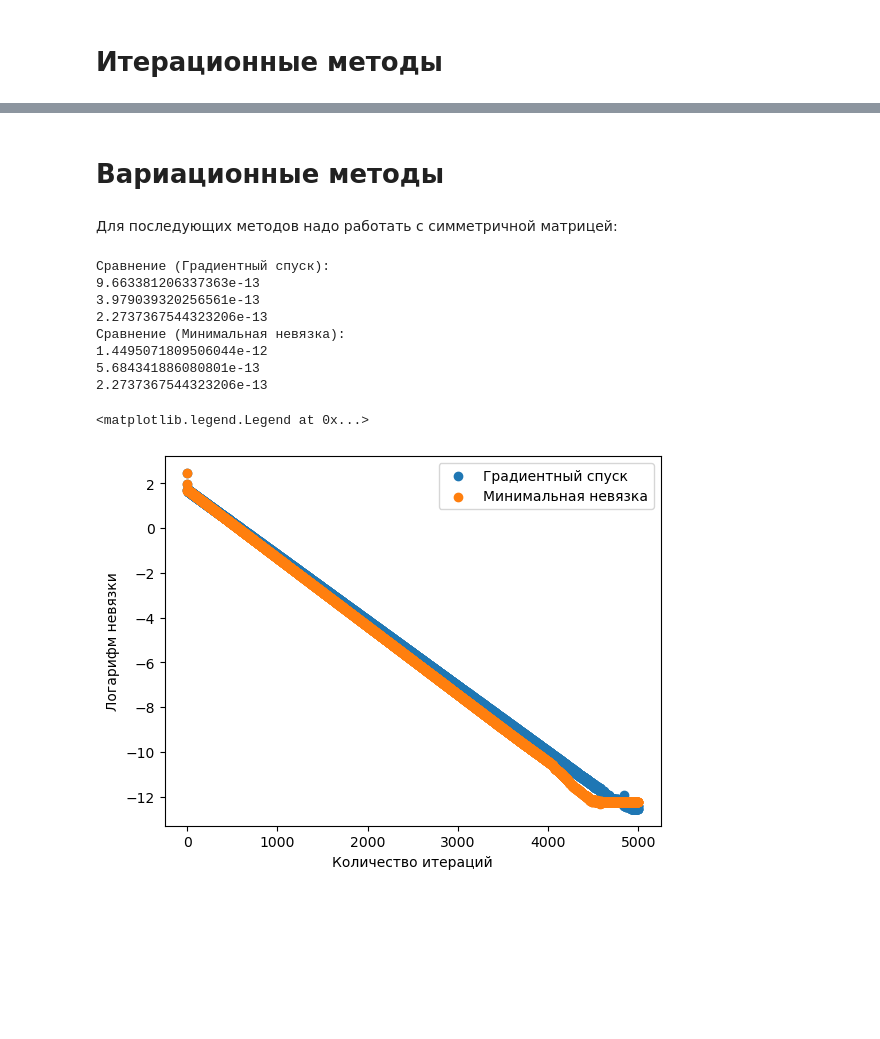
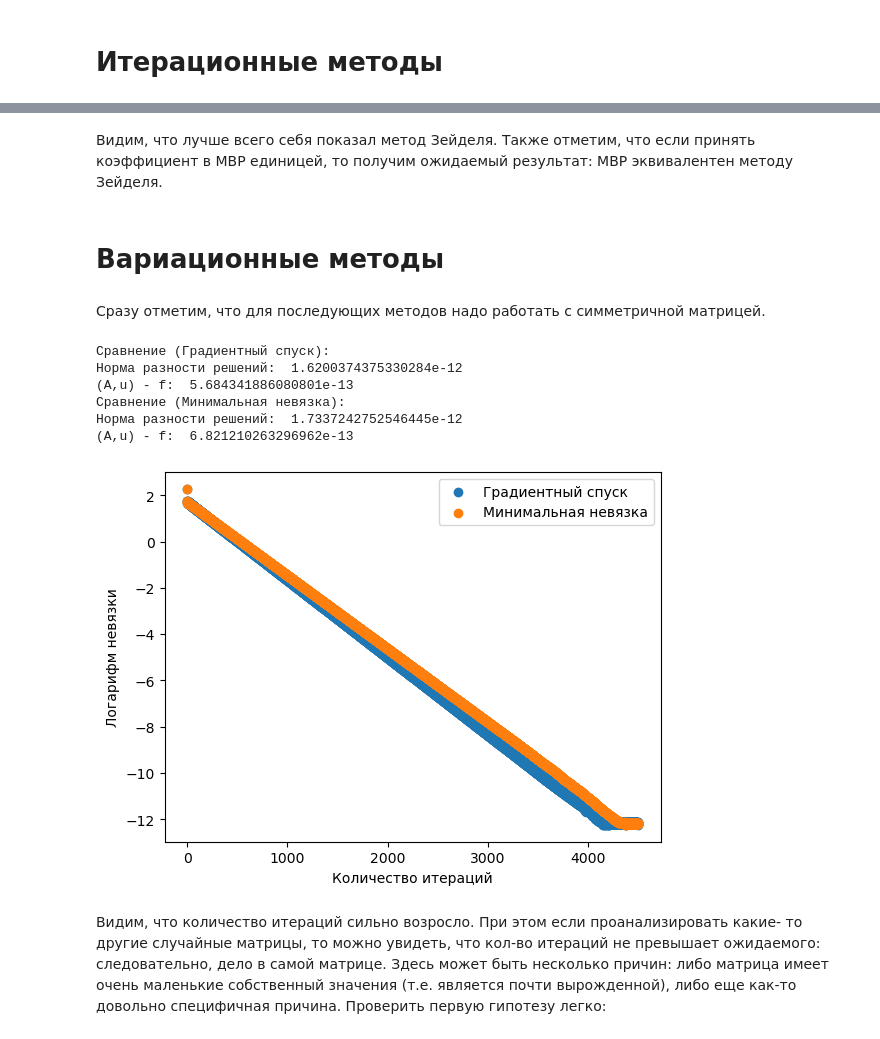
Before and after one commit to princess-oregano/computational_math, a Jupyter notebook: lin_eq/lin_eq.ipynb, the cells around one changed output, grey strips where cells are left out. Saved outputs shown, nothing was run; the diff lists cells and outputs as text; code cells hidden in the pictures; blank space fills up the shorter version.

```diff
--- a/lin_eq/lin_eq.ipynb
+++ b/lin_eq/lin_eq.ipynb
@@ -204,15 +221,14 @@ f = initialFreevec()
 L, U = getLU(A)
 L_ref, U_ref = sp.linalg.lu(A, permute_l=True)
 print("LU разложение:")
-print(mat_norm(L - L_ref))
-print(mat_norm(U - U_ref))
+print("norm(L-L_ref): ", mat_norm(L - L_ref))
+print("norm(U-U_ref): ", mat_norm(U - U_ref))
 
-ref_roots = np.linalg.solve(A, f)
+ref_u = np.linalg.solve(A, f)
 roots = soleLU(A, f)
 
-print("Корни:")
-print(norm(roots - ref_roots))
-print(norm(np.matmul(A, roots) - f))
-print(norm(np.matmul(A, ref_roots) - f))
+print("Решение:")
+print("Норма разности решений: ", norm(u - ref_u))
+print("(A,u) - f: ", norm(np.matmul(A, u) - f))
 # %% [output]
 LU разложение:
@@ -278,13 +301,12 @@ def test(method, n_iter, name):
     A = initialMatrix()
     f = initialFreevec()
 
-    roots, diff = method(n_iter, A, f)
-    ref_roots = np.linalg.solve(A, f)
+    u, diff = method(n_iter, A, f)
+    ref_u = np.linalg.solve(A, f)
 
     print(f"Сравнение ({name}):")
-    print(norm(roots - ref_roots))
-    print(norm(np.matmul(A, roots) - f))
-    print(norm(np.matmul(A, ref_roots) - f))
+    print("Норма разности решений: ", norm(u - ref_u))
+    print("(A,u) - f: ", norm(np.matmul(A, u) - f))
 
     plt.scatter(range(0, len(diff)), np.log10(diff), label=name)
 
@@ -295,5 +317,6 @@ test(lambda n_iter, matrix, free: soleSOR(n_iter, matrix, free, 1.2), 40, "МВ
 plt.xlabel("Количество итераций")
 plt.ylabel("Логарифм невязки")
 plt.legend()
+plt.show()
 # %% [output]
 Сравнение (Зейдель):
@@ -312,12 +331,14 @@ plt.legend()
 [figure]
+# %% [markdown]
+Видим, что лучше всего себя показал метод Зейделя. Также отметим, что если принять коэффициент в МВР единицей, то получим ожидаемый результат: МВР эквивалентен методу Зейделя.
 # %% [markdown]
 # Вариационные методы
 # %% [markdown]
-Для последующих методов надо работать с симметричной матрицей:
+Сразу отметим, что для последующих методов надо работать с симметричной матрицей.
 # %%
 def soleFpi(n_iter, tau, matrix, free):
     dim = matrix.shape[0]
-    u = np.ones(dim)
+    u = np.full(dim, 2)
 
     diff = []
 
@@ -340,36 +361,36 @@ def min_res(matrix, res):
 # %%
 def test(method, n_iter, name):
     A = initialMatrix()
     A_transpose = np.transpose(A)
+    # Symmetrize
     A = np.matmul(A_transpose, A)
     f = np.matmul(A_transpose, initialFreevec())
 
     values, vectors = np.linalg.eig(A)
 
-    roots, diff = soleFpi(n_iter, method, A, f)
-    ref_roots = np.linalg.solve(A, f)
+    u, diff = soleFpi(n_iter, method, A, f)
+    ref_u = np.linalg.solve(A, f)
 
     print(f"Сравнение ({name}):")
-    print(norm(roots - ref_roots))
-    print(norm(np.matmul(A, roots) - f))
-    print(norm(np.matmul(A, ref_roots) - f))
+    print("Норма разности решений: ", norm(u - ref_u))
+    print("(A,u) - f: ", norm(np.matmul(A, u) - f))
 
     plt.scatter(range(0, len(diff)), np.log10(diff), label=name)
 
-test(grad_desc, 5000, "Градиентный спуск")
-test(min_res, 5000, "Минимальная невязка")
+test(grad_desc, 4500, "Градиентный спуск")
+test(min_res, 4500, "Минимальная невязка")
 
 plt.xlabel("Количество итераций")
 plt.ylabel("Логарифм невязки")
 plt.legend()
+plt.show()
 # %% [output]
 Сравнение (Градиентный спуск):
-9.663381206337363e-13
-3.979039320256561e-13
-2.2737367544323206e-13
+Норма разности решений:  1.6200374375330284e-12
+(A,u) - f:  5.684341886080801e-13
 Сравнение (Минимальная невязка):
-1.4495071809506044e-12
-5.684341886080801e-13
-2.2737367544323206e-13
+Норма разности решений:  1.7337242752546445e-12
+(A,u) - f:  6.821210263296962e-13
-<matplotlib.legend.Legend at 0x...>
-[figure, old version]
+[figure, new version]
+# %% [markdown]
+Видим, что количество итераций сильно возросло. При этом если проанализировать какие- то другие случайные матрицы, то можно увидеть, что кол-во итераций не превышает ожидаемого: следовательно, дело в самой матрице. Здесь может быть несколько причин: либо матрица имеет очень маленькие собственный значения (т.е. является почти вырожденной), либо еще как-то довольно специфичная причина. Проверить первую гипотезу легко:
```
Also changed, not shown: parts of 21 cells of this notebook.
